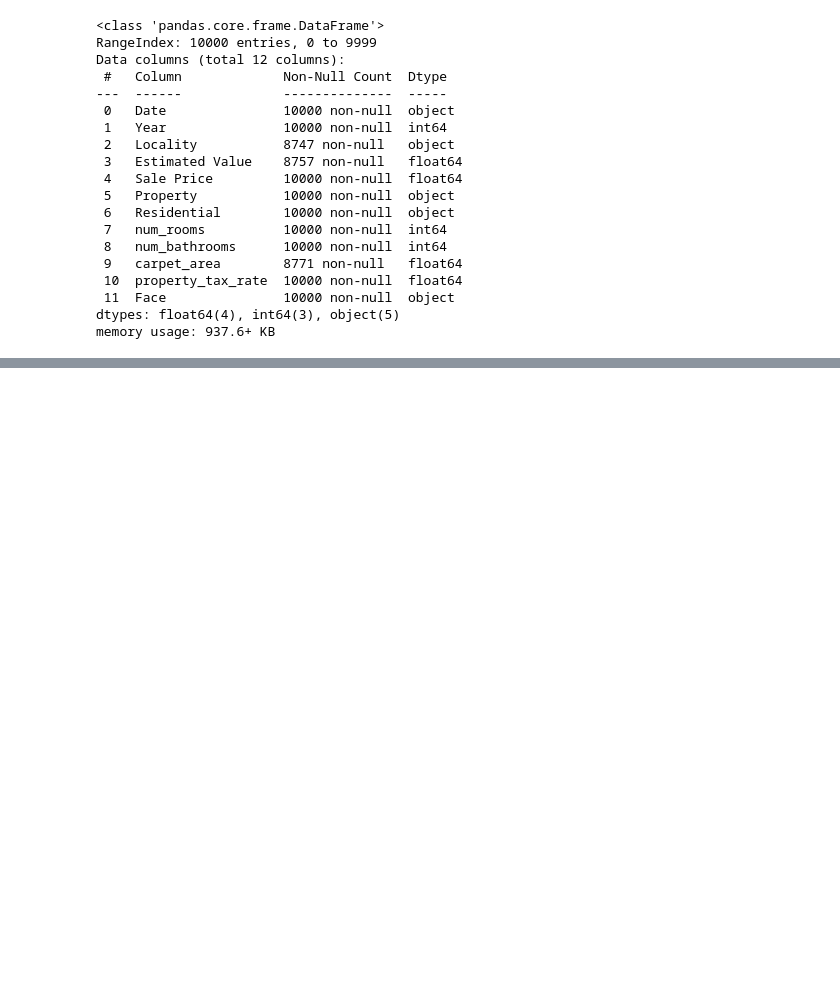
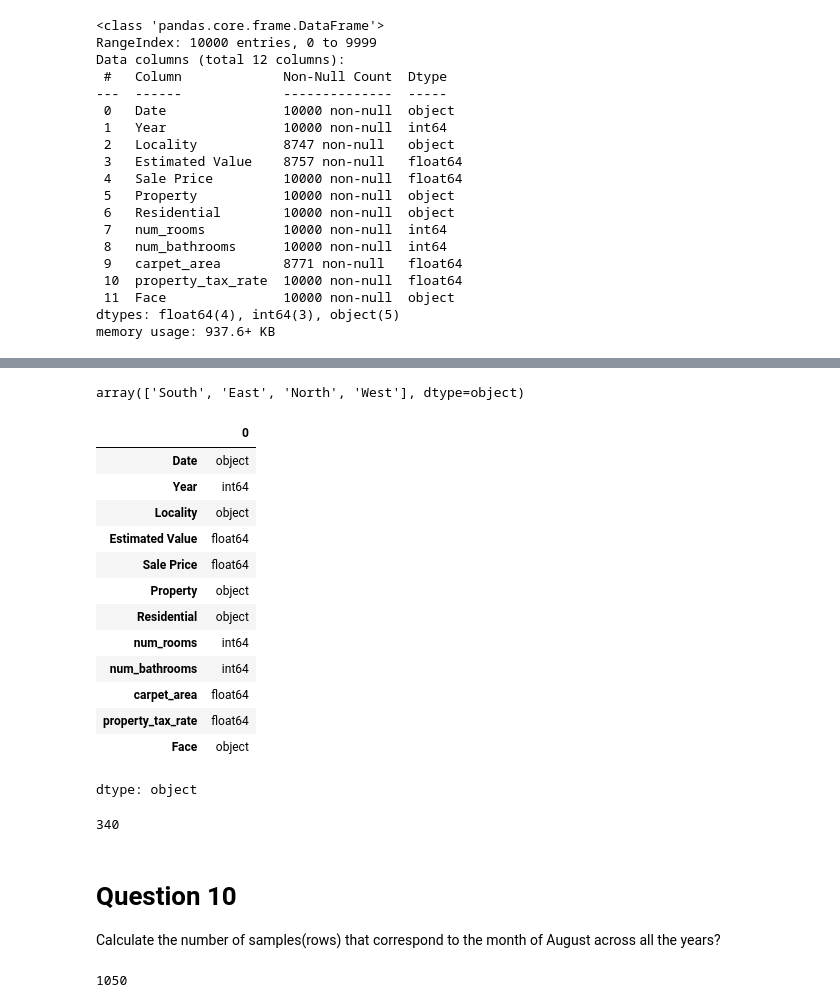
Before and after one commit to morpheus17201/MLP, a Jupyter notebook: Week01_GA2_Colab.ipynb, the cells around one changed output, grey strips where cells are left out. Drawn from its saved outputs; the diff is of its cells as text; code cells hidden in the pictures; blank space fills up the shorter version.

```diff
--- a/Week01_GA2_Colab.ipynb
+++ b/Week01_GA2_Colab.ipynb
@@ -164,0 +141,32 @@ df.dropna(thresh=df.shape[1]).shape[0]
+# %%
+df['Face'].unique()
+# %% [output]
+array(['South', 'East', 'North', 'West'], dtype=object)
+# %%
+df.dtypes
+# %% [output]
+|  | 0 |
+| Date | object |
+| Year | int64 |
+| Locality | object |
+| Estimated Value | float64 |
+| Sale Price | float64 |
+| Property | object |
+| Residential | object |
+| num_rooms | int64 |
+| num_bathrooms | int64 |
+| carpet_area | float64 |
+| property_tax_rate | float64 |
+| Face | object |
+dtype: object
+# %%
+df[(df['Year']==2022) & (df['num_rooms']==3) & (df['Face'].isin(['North','East']))].shape[0]
+# %% [output]
+340
+# %% [markdown]
+# Question 10
+Calculate the number of samples(rows) that correspond to the month of August across all the years?
+# %%
+df[df['Date'].astype(str).str.contains('-08-')].shape[0]
+# %% [output]
+1050
```
Also changed, not shown: parts of 42 cells of this notebook.
